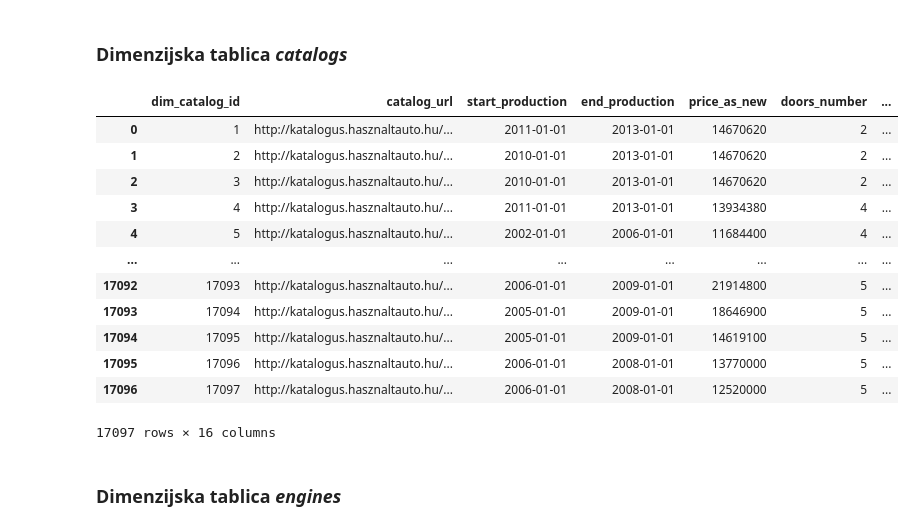
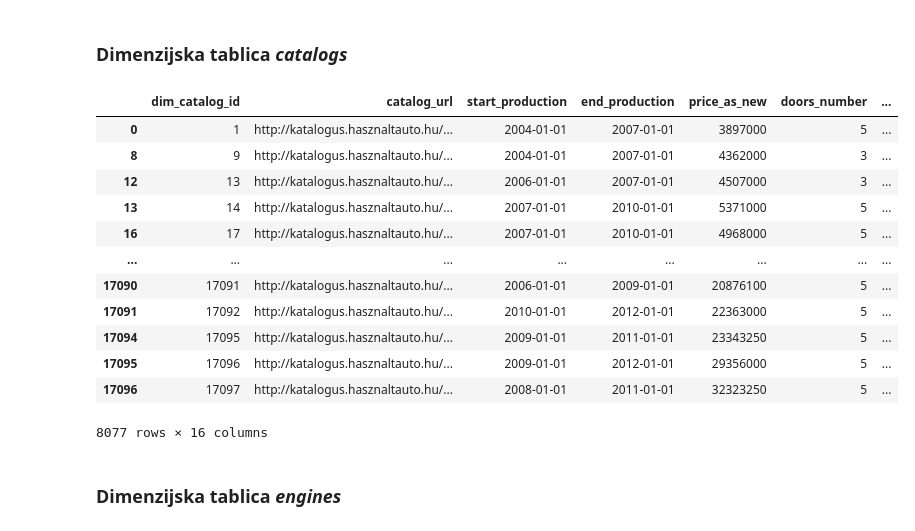
Before and after one commit to alanbubalo/spi-projekt, a Jupyter notebook: project.ipynb, the cells around one changed output. Saved outputs shown, nothing was run; the diff lists cells and outputs as text; code cells hidden in the pictures.

Commit message:
Fixes: dropped duplicate rows in dim_advertisements_df

```diff
--- a/project.ipynb
+++ b/project.ipynb
@@ -786,34 +786,35 @@ dim_dates_df
 ### Dimenzijska tablica *catalogs*
 # %%
 merged_advertisements_df = advertisements_df.merge(clime_df, on="clime_id"
-                                                ).merge(catalogs_df, how='right', on='catalog_url')
+                                                ).merge(catalogs_df, on='catalog_url')
 dim_catalogs_df = merged_advertisements_df.merge(category_df, on='category_id'
                                                 ).merge(car_types_df, on='car_type_id'
                                                 ).merge(pd.merge(brand_df, model_df, on='brand_id'), on='model_id')
+dim_catalogs_df = dim_catalogs_df.drop_duplicates(subset="catalog_url")
 
-dim_catalogs_df['dim_catalog_id'] = dim_catalogs_df.index + 1
 dim_catalogs_df['start_date'] = pd.Timestamp.today()
 dim_catalogs_df['end_date'] = np.nan
+dim_catalogs_df['dim_catalog_id'] = dim_catalogs_df.index + 1
 
 dim_catalogs_df = dim_catalogs_df[['dim_catalog_id', 'catalog_url', 'start_production', 'end_production', 'price_as_new',
        'doors_number', 'person_capacity', 'weight_kg', 'boot_capacity_liter', 'category_name', 'car_type_name',
-       'brand_name', 'model_name', 'clime_name', 'start_date', 'end_date']].drop_duplicates()
+       'brand_name', 'model_name', 'clime_name', 'start_date', 'end_date']]
 
 dim_catalogs_df
 # %% [output]
 |  | dim_catalog_id | catalog_url | start_production | end_production | price_as_new | doors_number | ... |
-| 0 | 1 | http://katalogus.hasznaltauto.hu/... | 2011-01-01 | 2013-01-01 | 14670620 | 2 | ... |
-| 1 | 2 | http://katalogus.hasznaltauto.hu/... | 2010-01-01 | 2013-01-01 | 14670620 | 2 | ... |
-| 2 | 3 | http://katalogus.hasznaltauto.hu/... | 2010-01-01 | 2013-01-01 | 14670620 | 2 | ... |
-| 3 | 4 | http://katalogus.hasznaltauto.hu/... | 2011-01-01 | 2013-01-01 | 13934380 | 4 | ... |
-| 4 | 5 | http://katalogus.hasznaltauto.hu/... | 2002-01-01 | 2006-01-01 | 11684400 | 4 | ... |
+| 0 | 1 | http://katalogus.hasznaltauto.hu/... | 2004-01-01 | 2007-01-01 | 3897000 | 5 | ... |
+| 8 | 9 | http://katalogus.hasznaltauto.hu/... | 2004-01-01 | 2007-01-01 | 4362000 | 3 | ... |
+| 12 | 13 | http://katalogus.hasznaltauto.hu/... | 2006-01-01 | 2007-01-01 | 4507000 | 3 | ... |
+| 13 | 14 | http://katalogus.hasznaltauto.hu/... | 2007-01-01 | 2010-01-01 | 5371000 | 5 | ... |
+| 16 | 17 | http://katalogus.hasznaltauto.hu/... | 2007-01-01 | 2010-01-01 | 4968000 | 5 | ... |
 | ... | ... | ... | ... | ... | ... | ... | ... |
-| 17092 | 17093 | http://katalogus.hasznaltauto.hu/... | 2006-01-01 | 2009-01-01 | 21914800 | 5 | ... |
-| 17093 | 17094 | http://katalogus.hasznaltauto.hu/... | 2005-01-01 | 2009-01-01 | 18646900 | 5 | ... |
-| 17094 | 17095 | http://katalogus.hasznaltauto.hu/... | 2005-01-01 | 2009-01-01 | 14619100 | 5 | ... |
-| 17095 | 17096 | http://katalogus.hasznaltauto.hu/... | 2006-01-01 | 2008-01-01 | 13770000 | 5 | ... |
-| 17096 | 17097 | http://katalogus.hasznaltauto.hu/... | 2006-01-01 | 2008-01-01 | 12520000 | 5 | ... |
+| 17090 | 17091 | http://katalogus.hasznaltauto.hu/... | 2006-01-01 | 2009-01-01 | 20876100 | 5 | ... |
+| 17091 | 17092 | http://katalogus.hasznaltauto.hu/... | 2010-01-01 | 2012-01-01 | 22363000 | 5 | ... |
+| 17094 | 17095 | http://katalogus.hasznaltauto.hu/... | 2009-01-01 | 2011-01-01 | 23343250 | 5 | ... |
+| 17095 | 17096 | http://katalogus.hasznaltauto.hu/... | 2009-01-01 | 2012-01-01 | 29356000 | 5 | ... |
+| 17096 | 17097 | http://katalogus.hasznaltauto.hu/... | 2008-01-01 | 2011-01-01 | 32323250 | 5 | ... |
-17097 rows × 16 columns
+8077 rows × 16 columns
 # %% [markdown]
 ### Dimenzijska tablica *engines*
 # %%
```
Also changed, not shown: parts of 12 cells of this notebook, 1 other file.
